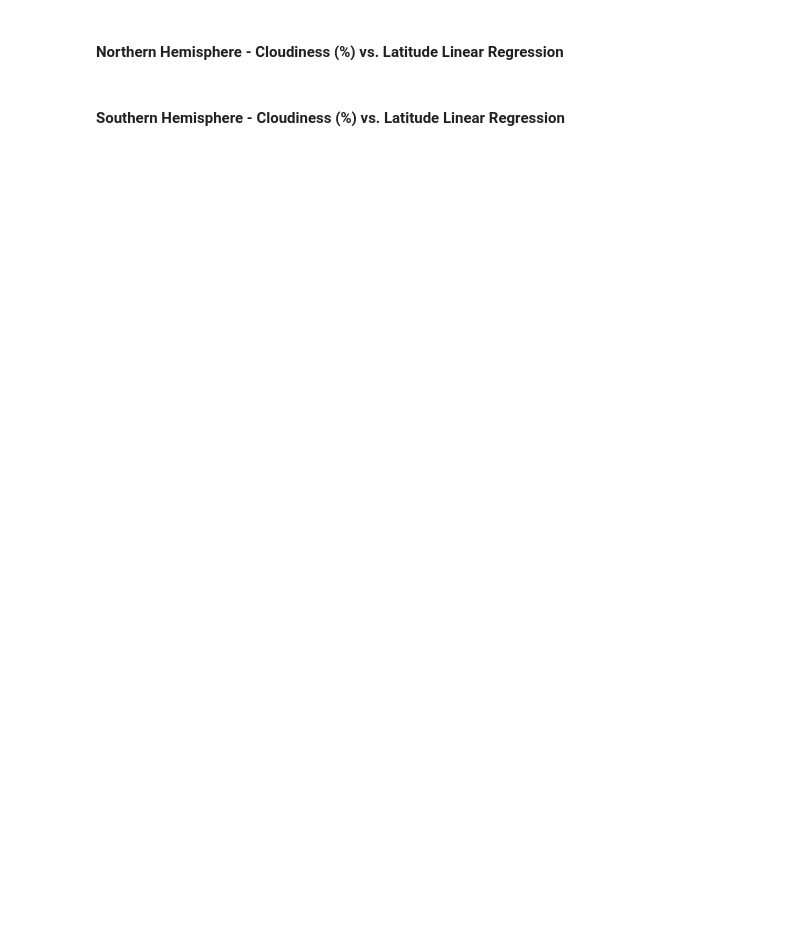
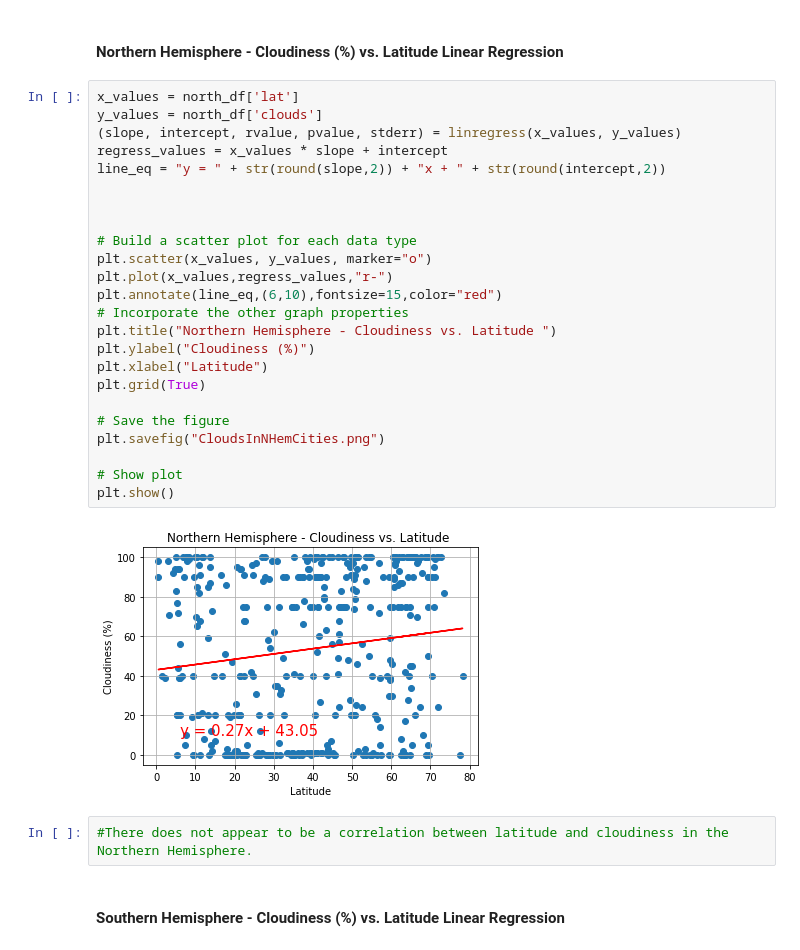
Before and after one commit to jdilligard/SMU_Homework, a Jupyter notebook: 06-Python-APIs/Instructions/starter_code/WeatherPy/WeatherPy.ipynb, the cells around one changed output. Saved outputs shown, nothing was run; the diff lists cells and outputs as text; blank space fills up the shorter version.

```diff
--- a/06-Python-APIs/Instructions/starter_code/WeatherPy/WeatherPy.ipynb
+++ b/06-Python-APIs/Instructions/starter_code/WeatherPy/WeatherPy.ipynb
@@ -406,4 +520,32 @@ plt.show()
 # %% [markdown]
 ####  Northern Hemisphere - Cloudiness (%) vs. Latitude Linear Regression
+# %%
+x_values = north_df['lat']
+y_values = north_df['clouds']
+(slope, intercept, rvalue, pvalue, stderr) = linregress(x_values, y_values)
+regress_values = x_values * slope + intercept
+line_eq = "y = " + str(round(slope,2)) + "x + " + str(round(intercept,2))
+
+
+
+# Build a scatter plot for each data type
+plt.scatter(x_values, y_values, marker="o")
+plt.plot(x_values,regress_values,"r-")
+plt.annotate(line_eq,(6,10),fontsize=15,color="red")
+# Incorporate the other graph properties
+plt.title("Northern Hemisphere - Cloudiness vs. Latitude ")
+plt.ylabel("Cloudiness (%)")
+plt.xlabel("Latitude")
+plt.grid(True)
+
+# Save the figure
+plt.savefig("CloudsInNHemCities.png")
+
+# Show plot
+plt.show()
+# %% [output]
+[figure, added]
+# %%
+#There does not appear to be a correlation between latitude and cloudiness in the Northern Hemisphere.
 # %% [markdown]
 ####  Southern Hemisphere - Cloudiness (%) vs. Latitude Linear Regression
```
Also changed, not shown: parts of 32 cells of this notebook, 28 other files.
